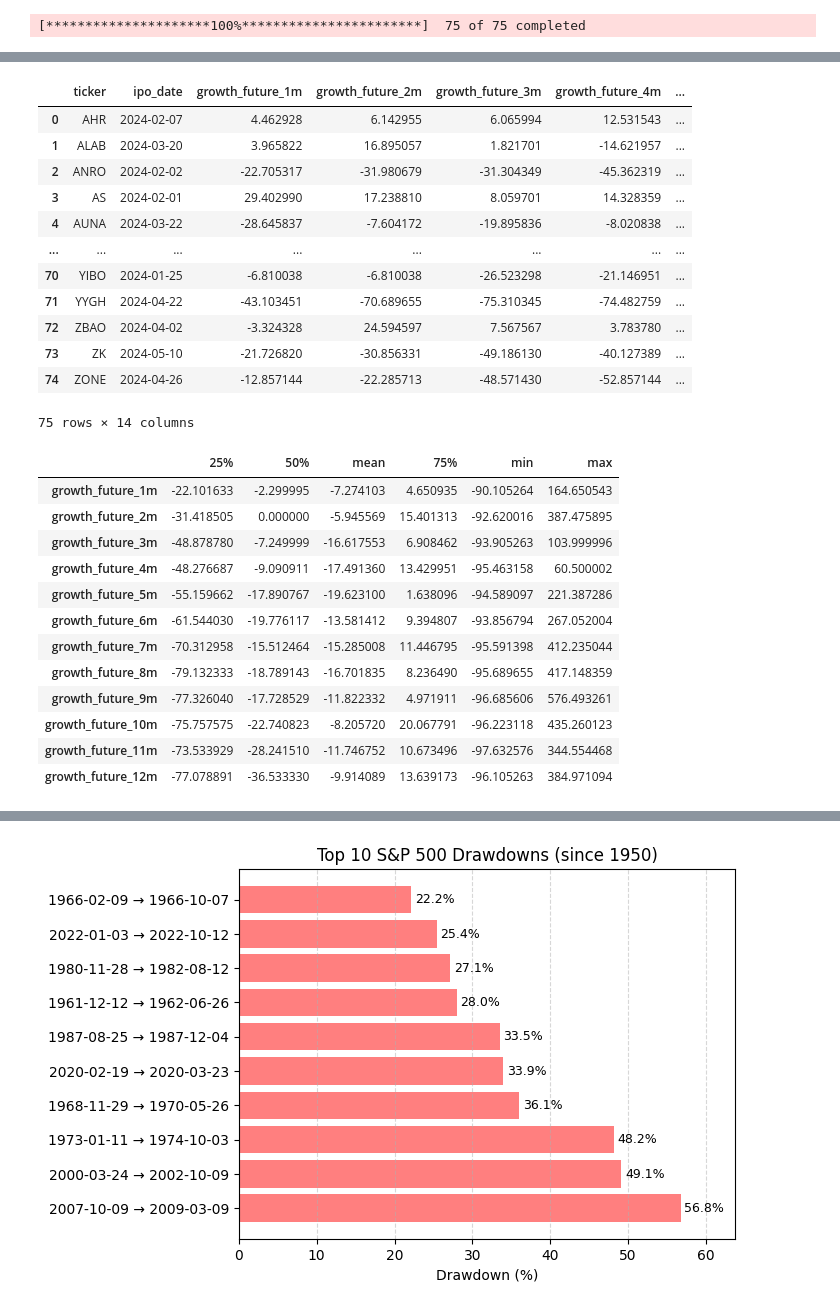
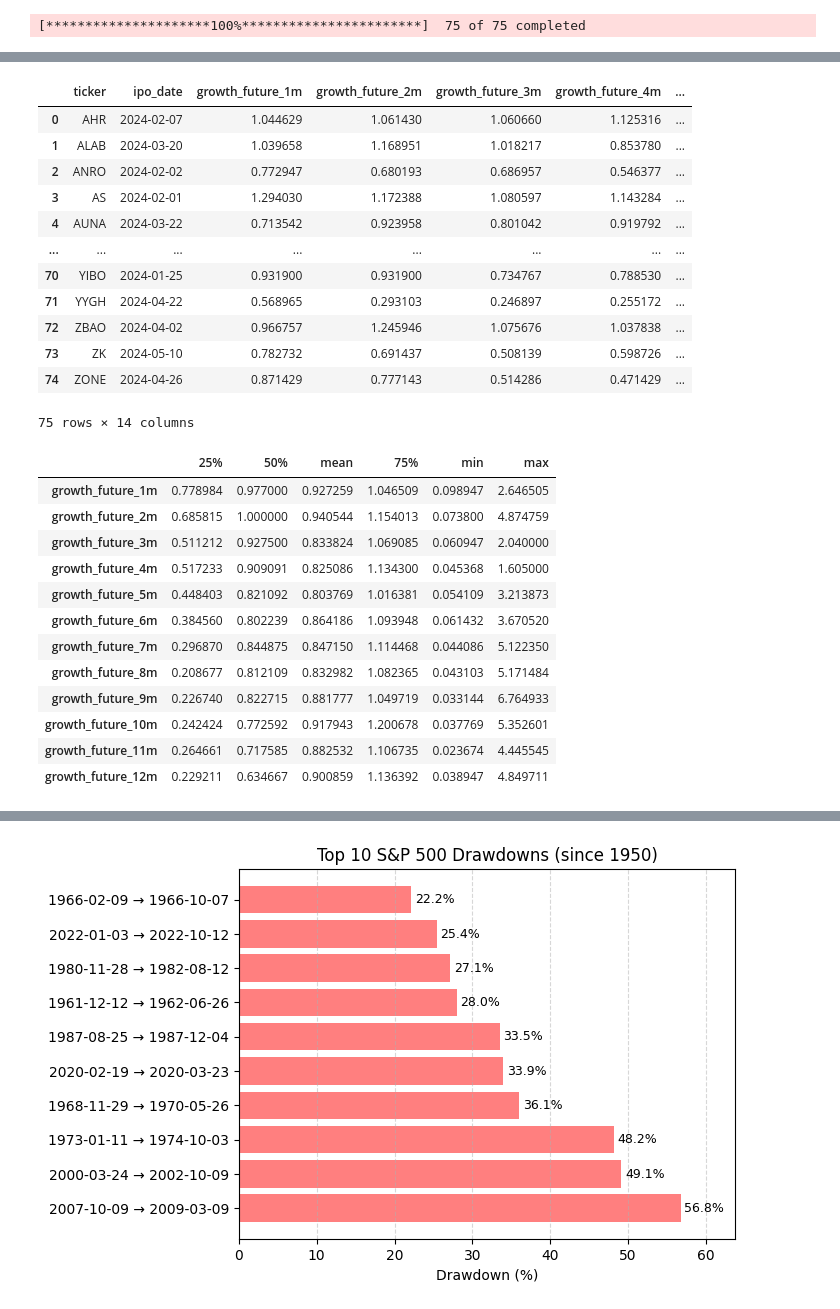
Before and after one commit to Jaguar838/stock-markets-analytics-zoomcamp, a Jupyter notebook: HW/2025/hw-02/hw-02.ipynb, the cells around one changed output, grey strips where cells are left out. Cells and saved outputs as stored; diff of their text form; code cells hidden in the pictures.

```diff
--- a/HW/2025/hw-02/hw-02.ipynb
+++ b/HW/2025/hw-02/hw-02.ipynb
@@ -625,7 +625,7 @@ def get_min_dates(symbols: list[str]) -> tuple[pd.DataFrame, pd.DataFrame]:
       Функція для отримання першого дня, коли кожна акція має дані на Yahoo Finance.
 
       Args:
-          df: датафрейм з денними цінами 'Adj Close'.
+          symbols: list tickers.
 
       Returns:
           датафрейм з датами IPO, доповненими даними Yahoo Finance.
@@ -663,45 +663,45 @@ pd.DataFrame(min_ipo)
 def add_growth_columns_monthly(df: pd.DataFrame, daily_prices_df: pd.DataFrame) -> pd.DataFrame:
     """
     Додає стовпці з приростом (growth_future_1m ... growth_future_12m) до кожного рядка датафрейму df.
     Вважаємо, що 1 місяць = 21 торговий день.
     """
     trading_days_per_month = 21
     month_offsets = [i * trading_days_per_month for i in range(1, 13)]  # [21, 42, ..., 252]
 
     for idx, row in df.iterrows():
         ticker = row['ticker']
         ipo_date = row['ipo_date']
 
         if ticker not in daily_prices_df.columns:
             continue  # пропускаємо, якщо нема цін для цього тікера
 
         ticker_prices = daily_prices_df[ticker].loc[ipo_date:]
         if ipo_date not in ticker_prices.index:
             continue  # пропускаємо, якщо немає ціни в дату IPO
 
         for month_idx, days_ahead in enumerate(month_offsets, start=1):
             future_price = ticker_prices.shift(-days_ahead)
-            growth = (future_price - ticker_prices) / ticker_prices * 100
+            growth = future_price / ticker_prices
             df.loc[idx, f"growth_future_{month_idx}m"] = growth.get(ipo_date)
 
     return df
 
 
 growth_future_df = add_growth_columns_monthly(min_ipo, daily_prices_all_df)
 growth_future_df
 # %% [output]
 |  | ticker | ipo_date | growth_future_1m | growth_future_2m | growth_future_3m | growth_future_4m | ... |
-| 0 | AHR | 2024-02-07 | 4.462928 | 6.142955 | 6.065994 | 12.531543 | ... |
-| 1 | ALAB | 2024-03-20 | 3.965822 | 16.895057 | 1.821701 | -14.621957 | ... |
-| 2 | ANRO | 2024-02-02 | -22.705317 | -31.980679 | -31.304349 | -45.362319 | ... |
-| 3 | AS | 2024-02-01 | 29.402990 | 17.238810 | 8.059701 | 14.328359 | ... |
-| 4 | AUNA | 2024-03-22 | -28.645837 | -7.604172 | -19.895836 | -8.020838 | ... |
+| 0 | AHR | 2024-02-07 | 1.044629 | 1.061430 | 1.060660 | 1.125316 | ... |
+| 1 | ALAB | 2024-03-20 | 1.039658 | 1.168951 | 1.018217 | 0.853780 | ... |
+| 2 | ANRO | 2024-02-02 | 0.772947 | 0.680193 | 0.686957 | 0.546377 | ... |
+| 3 | AS | 2024-02-01 | 1.294030 | 1.172388 | 1.080597 | 1.143284 | ... |
+| 4 | AUNA | 2024-03-22 | 0.713542 | 0.923958 | 0.801042 | 0.919792 | ... |
 | ... | ... | ... | ... | ... | ... | ... | ... |
-| 70 | YIBO | 2024-01-25 | -6.810038 | -6.810038 | -26.523298 | -21.146951 | ... |
-| 71 | YYGH | 2024-04-22 | -43.103451 | -70.689655 | -75.310345 | -74.482759 | ... |
-| 72 | ZBAO | 2024-04-02 | -3.324328 | 24.594597 | 7.567567 | 3.783780 | ... |
-| 73 | ZK | 2024-05-10 | -21.726820 | -30.856331 | -49.186130 | -40.127389 | ... |
-| 74 | ZONE | 2024-04-26 | -12.857144 | -22.285713 | -48.571430 | -52.857144 | ... |
+| 70 | YIBO | 2024-01-25 | 0.931900 | 0.931900 | 0.734767 | 0.788530 | ... |
+| 71 | YYGH | 2024-04-22 | 0.568965 | 0.293103 | 0.246897 | 0.255172 | ... |
+| 72 | ZBAO | 2024-04-02 | 0.966757 | 1.245946 | 1.075676 | 1.037838 | ... |
+| 73 | ZK | 2024-05-10 | 0.782732 | 0.691437 | 0.508139 | 0.598726 | ... |
+| 74 | ZONE | 2024-04-26 | 0.871429 | 0.777143 | 0.514286 | 0.471429 | ... |
 75 rows × 14 columns
 # %%
 def display_stats(df:pd.DataFrame, growth_cols)-> pd.DataFrame:
@@ -730,15 +730,15 @@ stats_df = display_stats(growth_future_df, growth_cols)
 stats_df
 # %% [output]
 |  | 25% | 50% | mean | 75% | min | max |
-| growth_future_1m | -22.101633 | -2.299995 | -7.274103 | 4.650935 | -90.105264 | 164.650543 |
-| growth_future_2m | -31.418505 | 0.000000 | -5.945569 | 15.401313 | -92.620016 | 387.475895 |
-| growth_future_3m | -48.878780 | -7.249999 | -16.617553 | 6.908462 | -93.905263 | 103.999996 |
-| growth_future_4m | -48.276687 | -9.090911 | -17.491360 | 13.429951 | -95.463158 | 60.500002 |
-| growth_future_5m | -55.159662 | -17.890767 | -19.623100 | 1.638096 | -94.589097 | 221.387286 |
-| growth_future_6m | -61.544030 | -19.776117 | -13.581412 | 9.394807 | -93.856794 | 267.052004 |
-| growth_future_7m | -70.312958 | -15.512464 | -15.285008 | 11.446795 | -95.591398 | 412.235044 |
-| growth_future_8m | -79.132333 | -18.789143 | -16.701835 | 8.236490 | -95.689655 | 417.148359 |
-| growth_future_9m | -77.326040 | -17.728529 | -11.822332 | 4.971911 | -96.685606 | 576.493261 |
-| growth_future_10m | -75.757575 | -22.740823 | -8.205720 | 20.067791 | -96.223118 | 435.260123 |
-| growth_future_11m | -73.533929 | -28.241510 | -11.746752 | 10.673496 | -97.632576 | 344.554468 |
-| growth_future_12m | -77.078891 | -36.533330 | -9.914089 | 13.639173 | -96.105263 | 384.971094 |
+| growth_future_1m | 0.778984 | 0.977000 | 0.927259 | 1.046509 | 0.098947 | 2.646505 |
+| growth_future_2m | 0.685815 | 1.000000 | 0.940544 | 1.154013 | 0.073800 | 4.874759 |
+| growth_future_3m | 0.511212 | 0.927500 | 0.833824 | 1.069085 | 0.060947 | 2.040000 |
+| growth_future_4m | 0.517233 | 0.909091 | 0.825086 | 1.134300 | 0.045368 | 1.605000 |
+| growth_future_5m | 0.448403 | 0.821092 | 0.803769 | 1.016381 | 0.054109 | 3.213873 |
+| growth_future_6m | 0.384560 | 0.802239 | 0.864186 | 1.093948 | 0.061432 | 3.670520 |
+| growth_future_7m | 0.296870 | 0.844875 | 0.847150 | 1.114468 | 0.044086 | 5.122350 |
+| growth_future_8m | 0.208677 | 0.812109 | 0.832982 | 1.082365 | 0.043103 | 5.171484 |
+| growth_future_9m | 0.226740 | 0.822715 | 0.881777 | 1.049719 | 0.033144 | 6.764933 |
+| growth_future_10m | 0.242424 | 0.772592 | 0.917943 | 1.200678 | 0.037769 | 5.352601 |
+| growth_future_11m | 0.264661 | 0.717585 | 0.882532 | 1.106735 | 0.023674 | 4.445545 |
+| growth_future_12m | 0.229211 | 0.634667 | 0.900859 | 1.136392 | 0.038947 | 4.849711 |
```
Also changed, not shown: parts of 8 cells of this notebook.
